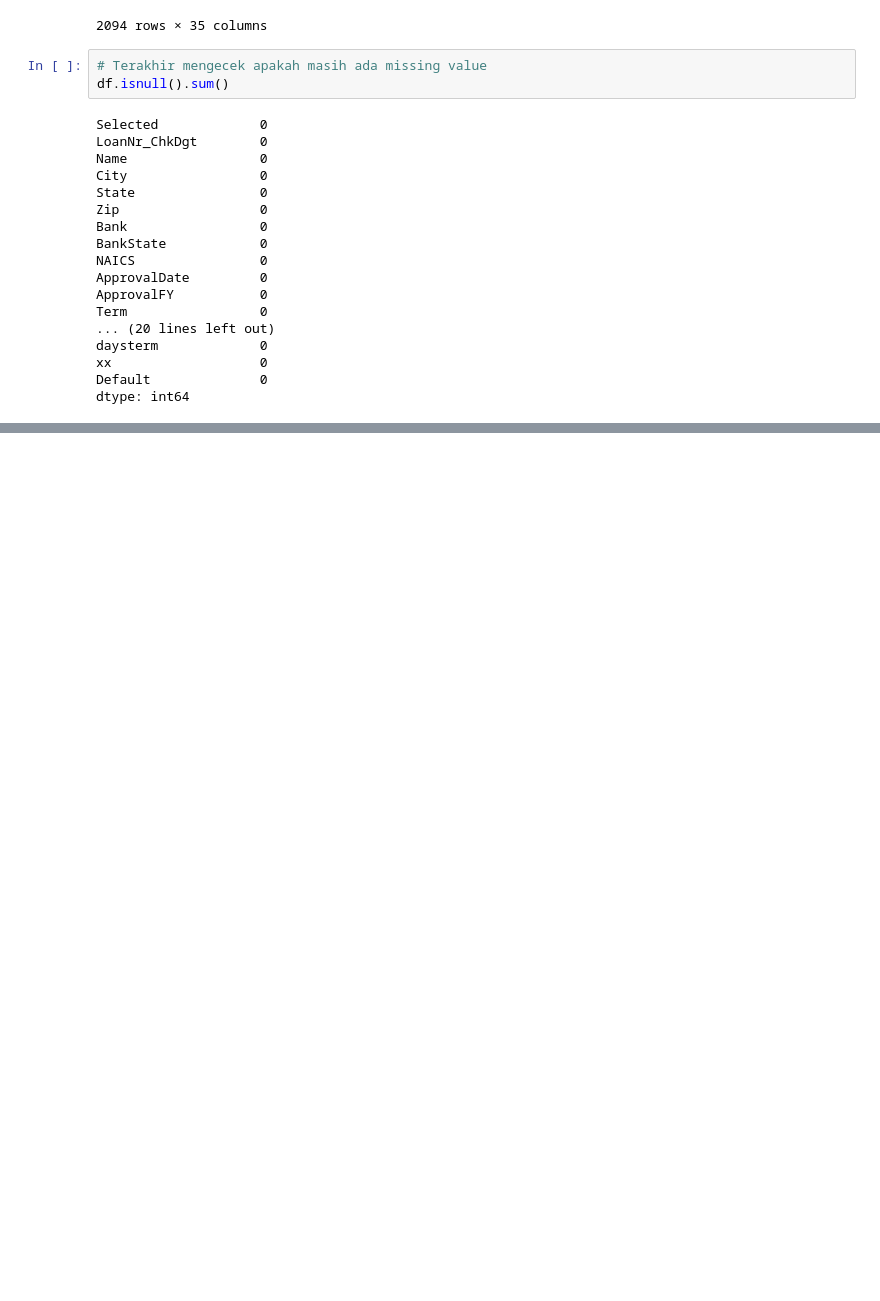
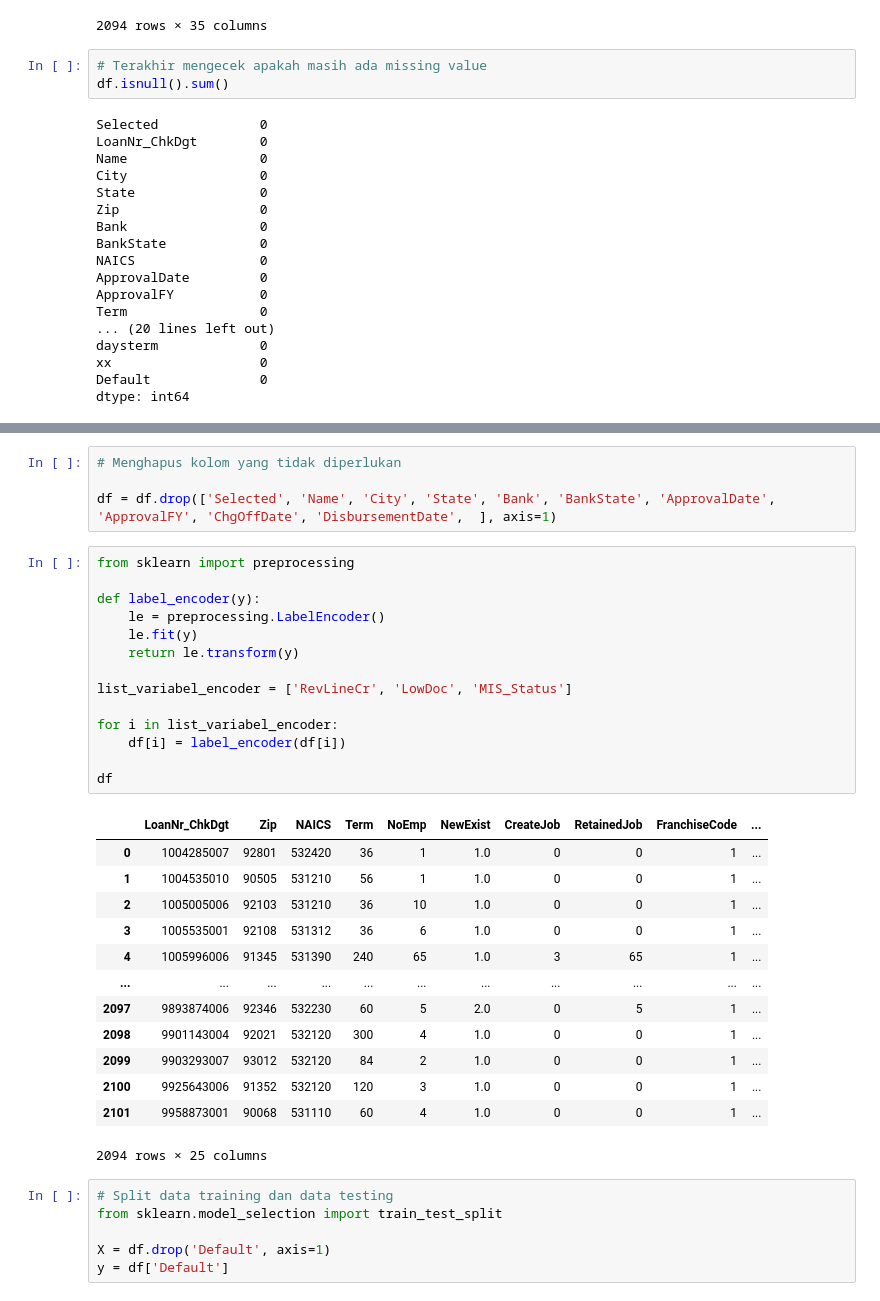
Before and after one commit to AbdulHafidh-AI/INF540-KELOMPOK2-MACHINE_LEARNING_PROJECT, a Jupyter notebook: LoanDefaultPrediction_01.ipynb, the cells around one changed output, grey strips where cells are left out. Saved outputs shown, nothing was run; the diff lists cells and outputs as text; blank space fills up the shorter version.

```diff
--- a/LoanDefaultPrediction_01.ipynb
+++ b/LoanDefaultPrediction_01.ipynb
@@ -265,0 +296,38 @@ dtype: int64
+# %%
+# Menghapus kolom yang tidak diperlukan
+
+df = df.drop(['Selected', 'Name', 'City', 'State', 'Bank', 'BankState', 'ApprovalDate', 'ApprovalFY', 'ChgOffDate', 'DisbursementDate',  ], axis=1)
+# %%
+from sklearn import preprocessing
+
+def label_encoder(y):
+    le = preprocessing.LabelEncoder()
+    le.fit(y)
+    return le.transform(y)
+
+list_variabel_encoder = ['RevLineCr', 'LowDoc', 'MIS_Status']
+
+for i in list_variabel_encoder:
+    df[i] = label_encoder(df[i])
+
+df
+# %% [output]
+|  | LoanNr_ChkDgt | Zip | NAICS | Term | NoEmp | NewExist | CreateJob | RetainedJob | FranchiseCode | ... |
+| 0 | 1004285007 | 92801 | 532420 | 36 | 1 | 1.0 | 0 | 0 | 1 | ... |
+| 1 | 1004535010 | 90505 | 531210 | 56 | 1 | 1.0 | 0 | 0 | 1 | ... |
+| 2 | 1005005006 | 92103 | 531210 | 36 | 10 | 1.0 | 0 | 0 | 1 | ... |
+| 3 | 1005535001 | 92108 | 531312 | 36 | 6 | 1.0 | 0 | 0 | 1 | ... |
+| 4 | 1005996006 | 91345 | 531390 | 240 | 65 | 1.0 | 3 | 65 | 1 | ... |
+| ... | ... | ... | ... | ... | ... | ... | ... | ... | ... | ... |
+| 2097 | 9893874006 | 92346 | 532230 | 60 | 5 | 2.0 | 0 | 5 | 1 | ... |
+| 2098 | 9901143004 | 92021 | 532120 | 300 | 4 | 1.0 | 0 | 0 | 1 | ... |
+| 2099 | 9903293007 | 93012 | 532120 | 84 | 2 | 1.0 | 0 | 0 | 1 | ... |
+| 2100 | 9925643006 | 91352 | 532120 | 120 | 3 | 1.0 | 0 | 0 | 1 | ... |
+| 2101 | 9958873001 | 90068 | 531110 | 60 | 4 | 1.0 | 0 | 0 | 1 | ... |
+2094 rows × 25 columns
+# %%
+# Split data training dan data testing
+from sklearn.model_selection import train_test_split
+
+X = df.drop('Default', axis=1)
+y = df['Default']
```
Also changed, not shown: parts of 12 cells of this notebook.
